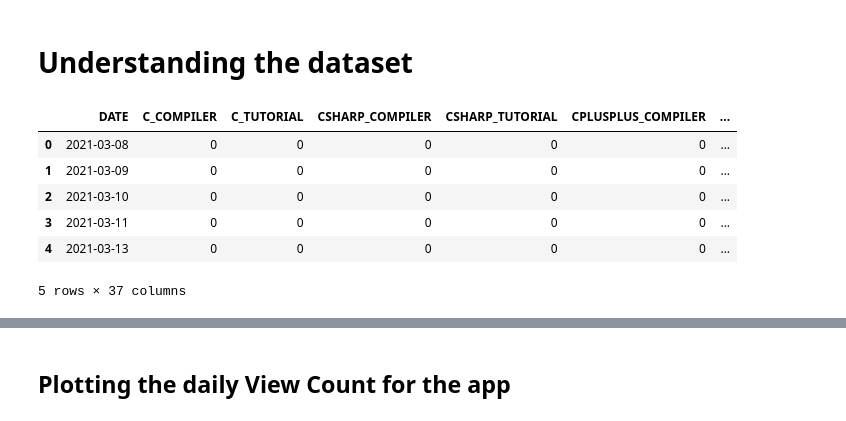
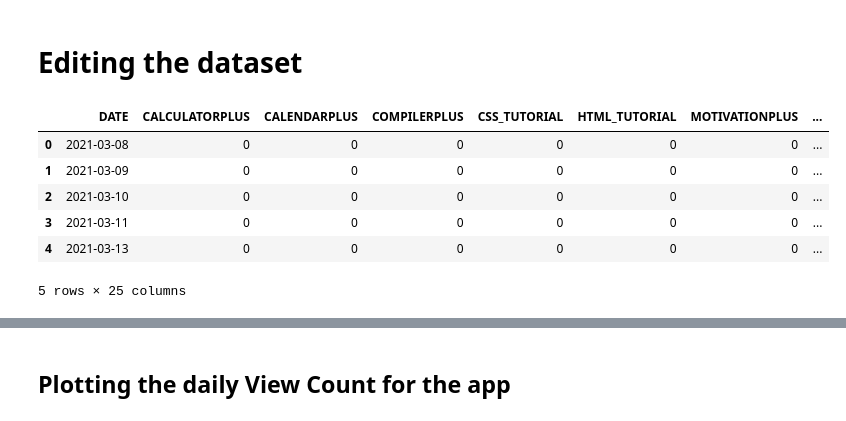
Before and after one commit to PrajjwalPathak/One-Percent-Projects, a Jupyter notebook: Data_Analysis/DataPrediction_CDM_App_Date_Apple.ipynb, the cells around one changed output, grey strips where cells are left out. Cells and saved outputs as stored; diff of their text form; code cells hidden in the pictures.

```diff
--- a/Data_Analysis/DataPrediction_CDM_App_Date_Apple.ipynb
+++ b/Data_Analysis/DataPrediction_CDM_App_Date_Apple.ipynb
@@ -7,14 +8,27 @@ pd.options.mode.chained_assignment = None
 # %% [markdown]
-# Understanding the dataset
+# Editing the dataset
 # %%
 df = pd.read_csv('CONSOLE_DIGITAL_MARKETING_APP_DATE_APPLE.csv', parse_dates=['DATE'], dayfirst=True)
+df['C'] = df['C_COMPILER'] + df['C_TUTORIAL']
+df['CPLUSPLUS'] = df['CPLUSPLUS_COMPILER'] + df['CPLUSPLUS_TUTORIAL']
+df['CSHARP'] = df['CSHARP_COMPILER'] + df['CSHARP_TUTORIAL']
+df['DART'] = df['DART_COMPILER'] + df['DART_TUTORIAL']
+df['GO'] = df['GO_COMPILER'] + df['GO_TUTORIAL']
+df['JAVA'] = df['JAVA_COMPILER'] + df['JAVA_TUTORIAL']
+df['JAVASCRIPT'] = df['JAVASCRIPT_COMPILER'] + df['JAVASCRIPT_TUTORIAL']
+df['KOTLIN'] = df['KOTLIN_COMPILER'] + df['KOTLIN_TUTORIAL']
+df['PHP'] = df['PHP_COMPILER'] + df['PHP_TUTORIAL']
+df['PYTHON'] = df['PYTHON_COMPILER'] + df['PYTHON_TUTORIAL']
+df['RUBY'] = df['RUBY_COMPILER'] + df['RUBY_TUTORIAL']
+df['SWIFT'] = df['SWIFT_COMPILER'] + df['SWIFT_TUTORIAL']
+df.drop(labels=['C_COMPILER', 'C_TUTORIAL', 'CPLUSPLUS_COMPILER', 'CPLUSPLUS_TUTORIAL', 'CSHARP_COMPILER', 'CSHARP_TUTORIAL', 'DART_COMPILER','DART_TUTORIAL', 'GO_COMPILER', 'GO_TUTORIAL', 'JAVA_COMPILER', 'JAVA_TUTORIAL', 'JAVASCRIPT_COMPILER', 'JAVASCRIPT_TUTORIAL', 'KOTLIN_COMPILER', 'KOTLIN_TUTORIAL', 'PHP_COMPILER', 'PHP_TUTORIAL', 'PYTHON_COMPILER', 'PYTHON_TUTORIAL', 'RUBY_COMPILER', 'RUBY_TUTORIAL', 'SWIFT_COMPILER', 'SWIFT_TUTORIAL'], axis=1, inplace=True)
 df.head()
 # %% [output]
-|  | DATE | C_COMPILER | C_TUTORIAL | CSHARP_COMPILER | CSHARP_TUTORIAL | CPLUSPLUS_COMPILER | ... |
-| 0 | 2021-03-08 | 0 | 0 | 0 | 0 | 0 | ... |
-| 1 | 2021-03-09 | 0 | 0 | 0 | 0 | 0 | ... |
-| 2 | 2021-03-10 | 0 | 0 | 0 | 0 | 0 | ... |
-| 3 | 2021-03-11 | 0 | 0 | 0 | 0 | 0 | ... |
-| 4 | 2021-03-13 | 0 | 0 | 0 | 0 | 0 | ... |
+|  | DATE | CALCULATORPLUS | CALENDARPLUS | COMPILERPLUS | CSS_TUTORIAL | HTML_TUTORIAL | MOTIVATIONPLUS | ... |
+| 0 | 2021-03-08 | 0 | 0 | 0 | 0 | 0 | 0 | ... |
+| 1 | 2021-03-09 | 0 | 0 | 0 | 0 | 0 | 0 | ... |
+| 2 | 2021-03-10 | 0 | 0 | 0 | 0 | 0 | 0 | ... |
+| 3 | 2021-03-11 | 0 | 0 | 0 | 0 | 0 | 0 | ... |
+| 4 | 2021-03-13 | 0 | 0 | 0 | 0 | 0 | 0 | ... |
-5 rows × 37 columns
+5 rows × 25 columns
 # %% [markdown]
```
Also changed, not shown: parts of 15 cells of this notebook, 1 other file.
